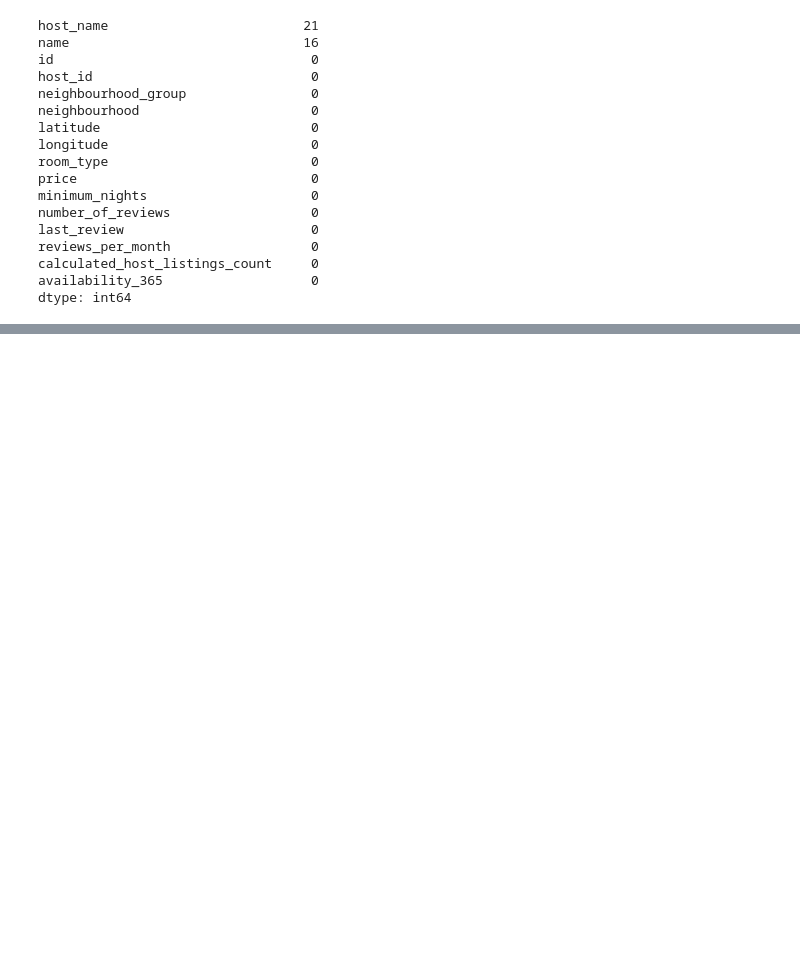
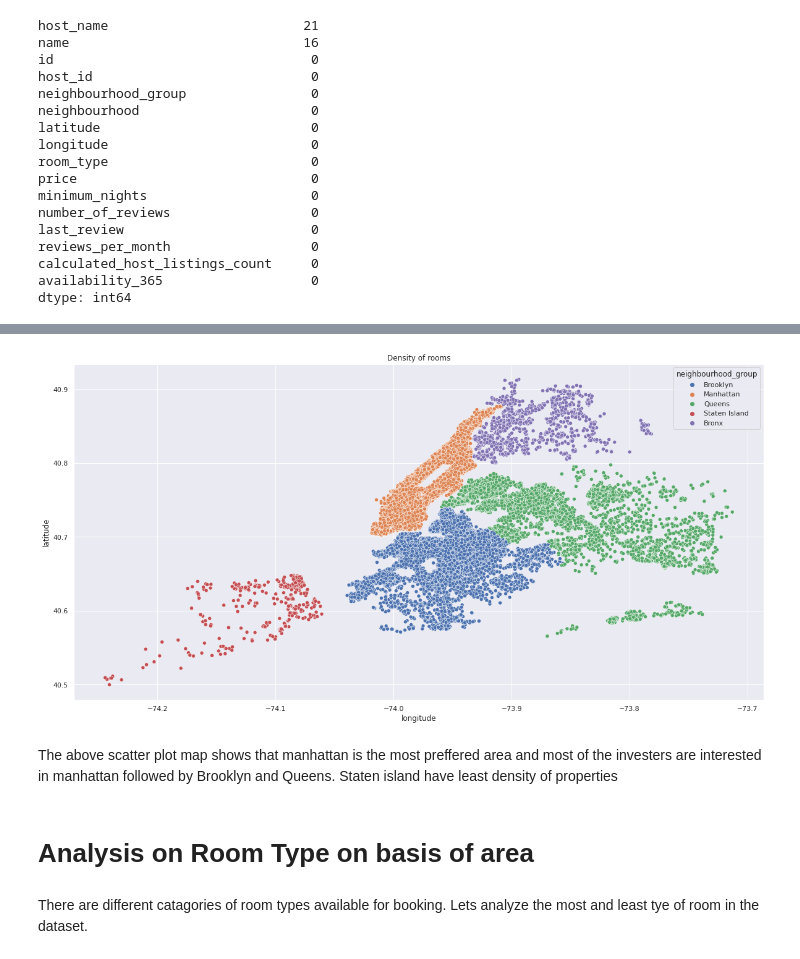
Before and after one commit to Srinadh9121/airbnb_booking_ED_Analysis, a Jupyter notebook: Airbnb_Bookings_Analysis_Capstone_Project.ipynb, the cells around one changed output, grey strips where cells are left out. Cells and saved outputs as stored; diff of their text form; code cells hidden in the pictures; blank space fills up the shorter version.

```diff
--- a/Airbnb_Bookings_Analysis_Capstone_Project.ipynb
+++ b/Airbnb_Bookings_Analysis_Capstone_Project.ipynb
@@ -200,0 +244,18 @@ dtype: int64
+# %%
+# With the help of the scatter plot lets find the density of neighbourhood across the location
+plt.figure(figsize=(20,10))
+sns.set(style="darkgrid")
+axis_5=sns.scatterplot(data=airbnb_data, y='latitude', x='longitude', hue='neighbourhood_group')
+axis_5.set_title('Density of rooms')
+axis_5.set_xlabel('longitude')
+axis_5.set_ylabel('latitude')
+plt.show()
+# %% [output]
+[figure, added]
+# %% [markdown]
+The above scatter plot map shows that manhattan is the most preffered area and most of the investers are interested in manhattan followed by Brooklyn and Queens.
+Staten island have least density of properties
+# %% [markdown]
+# **Analysis on Room Type on basis of area**
+# %% [markdown]
+There are different catagories of room types available for booking. Lets analyze the most and least tye of room in the dataset.
```
Also changed, not shown: parts of 10 cells of this notebook.
